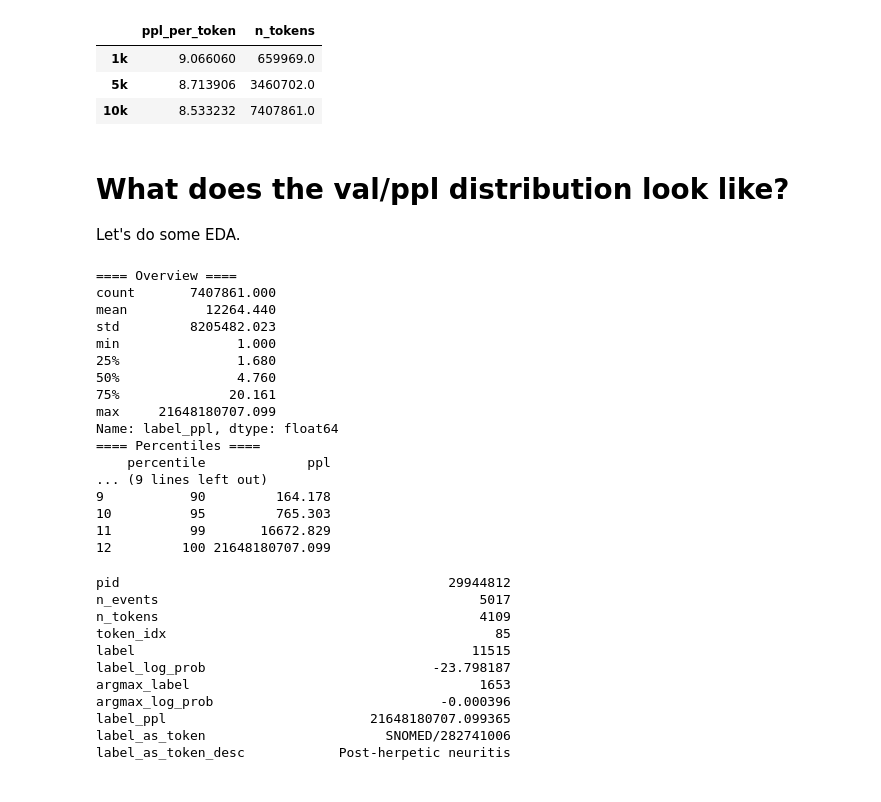
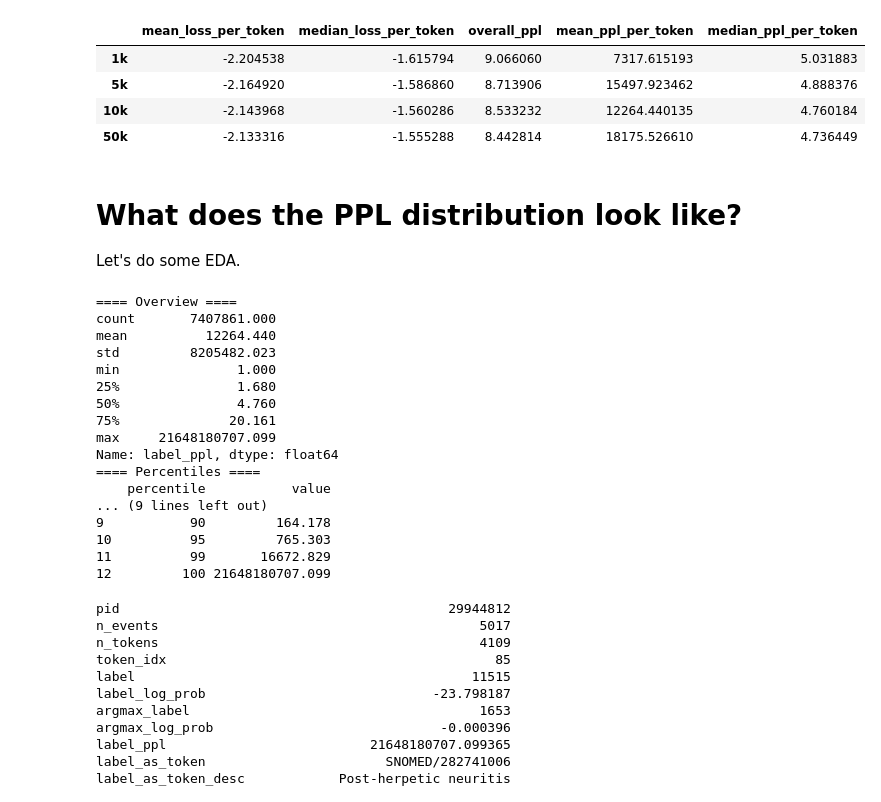
Before and after one commit to som-shahlab/hf_ehr, a Jupyter notebook: hf_ehr/notebooks/val_ppl_plots.ipynb, the cells around one changed output. Saved outputs shown, nothing was run; the diff lists cells and outputs as text; code cells hidden in the pictures.

```diff
--- a/hf_ehr/notebooks/val_ppl_plots.ipynb
+++ b/hf_ehr/notebooks/val_ppl_plots.ipynb
@@ -29,30 +43,43 @@ NOTE: It takes ~2.5 hrs for 10k patients.
 # %%
 path_to_base_results: str = '/share/pi/nigam/mwornow/hf_ehr/cache/runs/archive/gpt-base-1024--clmbr/ppl/val/'
 path_to_1k = os.path.join(path_to_base_results, 'dataset=FEMRDataset-stride=32-n_patients=1000-is_config=False')
 path_to_5k = os.path.join(path_to_base_results, 'dataset=FEMRDataset-stride=32-n_patients=5000-is_config=False')
 path_to_10k = os.path.join(path_to_base_results, 'dataset=FEMRDataset-stride=32-n_patients=10000-is_config=False')
 path_to_50k = os.path.join(path_to_base_results, 'dataset=FEMRDataset-stride=32-n_patients=50000-is_config=False')
+path_to_100k = os.path.join(path_to_base_results, 'dataset=FEMRDataset-stride=32-n_patients=100000-is_config=False')
 file_name: str = 'train-tokens-total_nonPAD-true_val=2400000000-ckpt_val=2400000000-persist'
 
 def parse_json(path: str) -> Dict:
-    data = json.load(open(path + '.json', 'r'))
-    ppl_per_token = data['results']['ppl_per_token']
-    n_tokens = data['results']['n_tokens']
-    return {'ppl_per_token': ppl_per_token, 'n_tokens': n_tokens}
+    df = pd.read_parquet(path + '.parquet')
+    mean_loss_per_token = df['label_log_prob'].mean()
+    median_loss_per_token = df['label_log_prob'].median()
+    mean_ppl_per_token = df['label_ppl'].mean()
+    median_ppl_per_token = df['label_ppl'].median()
+    ppl = np.exp(-mean_loss_per_token)
+    return {
+        'mean_loss_per_token' : mean_loss_per_token,
+        'median_loss_per_token' : median_loss_per_token,
+        'overall_ppl': ppl,
+        'mean_ppl_per_token': mean_ppl_per_token,
+        'median_ppl_per_token': median_ppl_per_token,
+    }
 
 df = pd.DataFrame({
     '1k': parse_json(os.path.join(path_to_1k, file_name)),
     '5k': parse_json(os.path.join(path_to_5k, file_name)),
-    '10k': parse_json(os.path.join(path_to_10k, file_name))
+    '10k': parse_json(os.path.join(path_to_10k, file_name)),
+    '50k': parse_json(os.path.join(path_to_50k, file_name)),
+    # '100k': parse_json(os.path.join(path_to_100k, file_name)),
 }).T
 df
 # %% [output]
-|  | ppl_per_token | n_tokens |
-| 1k | 9.066060 | 659969.0 |
-| 5k | 8.713906 | 3460702.0 |
-| 10k | 8.533232 | 7407861.0 |
+|  | mean_loss_per_token | median_loss_per_token | overall_ppl | mean_ppl_per_token | median_ppl_per_token |
+| 1k | -2.204538 | -1.615794 | 9.066060 | 7317.615193 | 5.031883 |
+| 5k | -2.164920 | -1.586860 | 8.713906 | 15497.923462 | 4.888376 |
+| 10k | -2.143968 | -1.560286 | 8.533232 | 12264.440135 | 4.760184 |
+| 50k | -2.133316 | -1.555288 | 8.442814 | 18175.526610 | 4.736449 |
 # %% [markdown]
-# What does the val/ppl distribution look like?
+# What does the PPL distribution look like?
 
 Let's do some EDA.
 # %%
@@ -63,7 +90,7 @@ def print_percentiles(values: pd.Series):
     percentile_values = np.percentile(values, percentiles)
     df_percentiles = pd.DataFrame({
         'percentile': percentiles,
-        'ppl': percentile_values
+        'value': percentile_values
     })
     with pd.option_context('display.float_format', lambda x: '%.3f' % x):
         print("==== Percentiles ====")
@@ -85,7 +112,7 @@ min               1.000
 max     21648180707.099
 Name: label_ppl, dtype: float64
 ==== Percentiles ====
-    percentile             ppl
+    percentile           value
 ... (9 lines left out)
 9           90         164.178
 10          95         765.303
```
Also changed, not shown: parts of 35 cells of this notebook, 10 other files.
